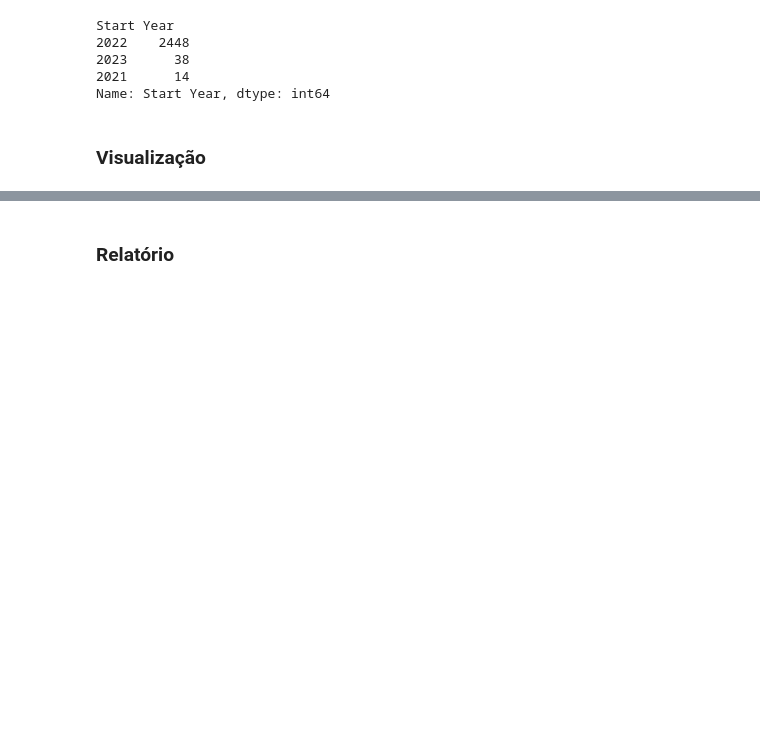
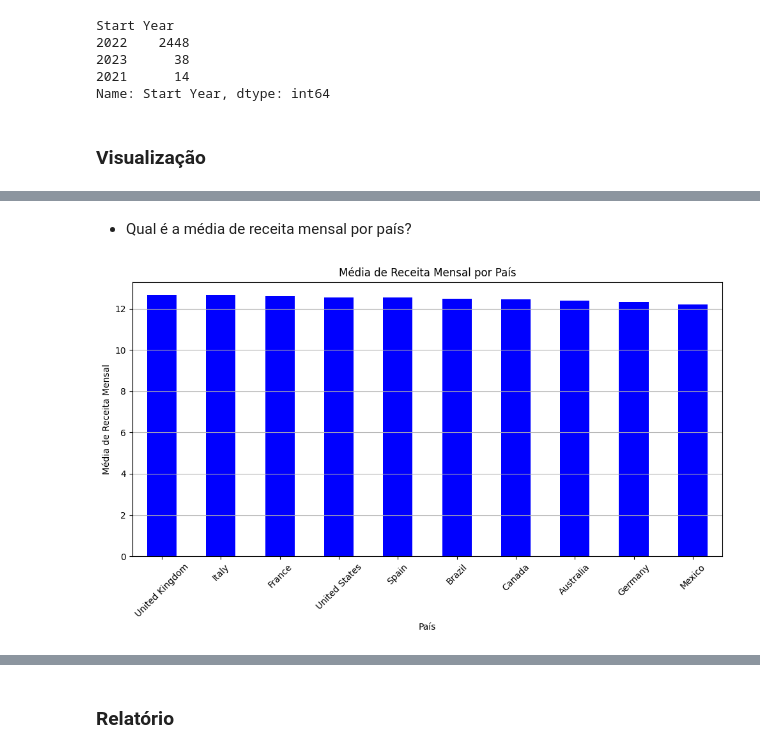
Before and after one commit to michelprosite/analise_covid19, a Jupyter notebook: netflix_analise.ipynb, the cells around one changed output, grey strips where cells are left out. Drawn from its saved outputs; the diff is of its cells as text; code cells hidden in the pictures; blank space fills up the shorter version.

```diff
--- a/netflix_analise.ipynb
+++ b/netflix_analise.ipynb
@@ -204,0 +226,18 @@ Name: Start Year, dtype: int64
+# %% [markdown]
+* Qual é a média de receita mensal por país?
+# %%
+# Suponha que 'data' seja o seu DataFrame
+media_receita_pais = data.groupby(['Country'])['Monthly Revenue'].mean().sort_values(ascending=False)
+
+# Plote um gráfico de barras
+plt.figure(figsize=(10, 6))
+media_receita_pais.plot(kind='bar', color='blue')
+plt.title('Média de Receita Mensal por País')
+plt.xlabel('País')
+plt.ylabel('Média de Receita Mensal')
+plt.xticks(rotation=45)
+plt.grid(axis='y')
+plt.tight_layout()
+plt.show()
+# %% [output]
+[figure, added]
```
Also changed, not shown: parts of 12 cells of this notebook.
